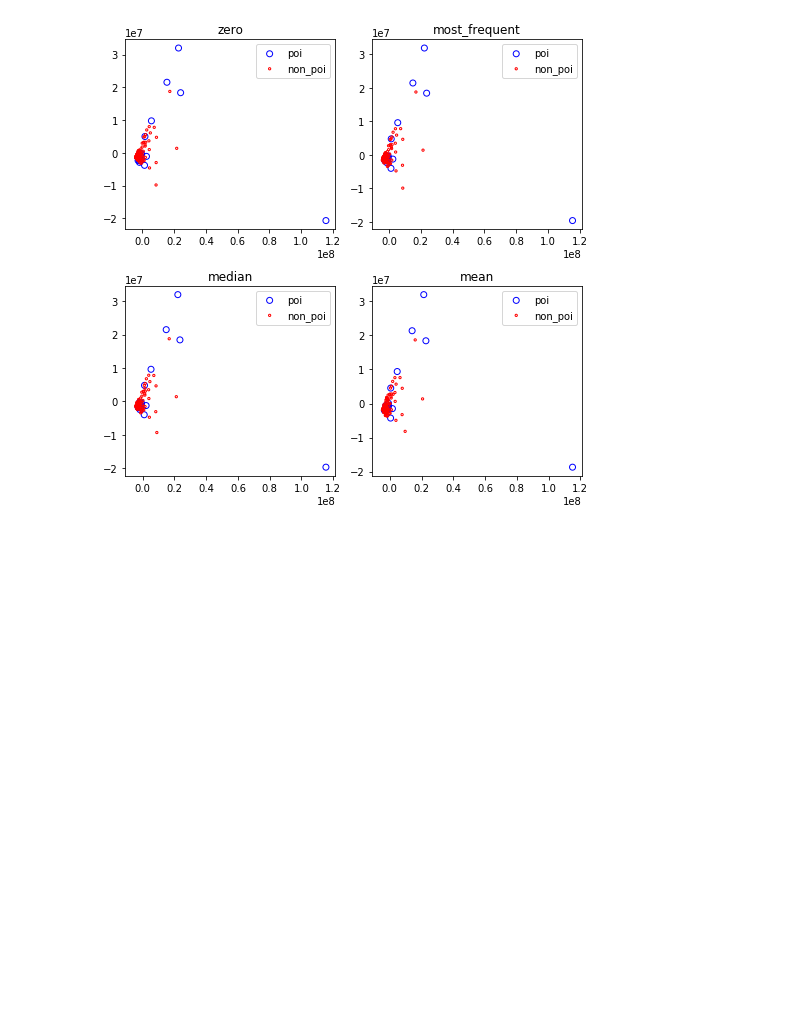
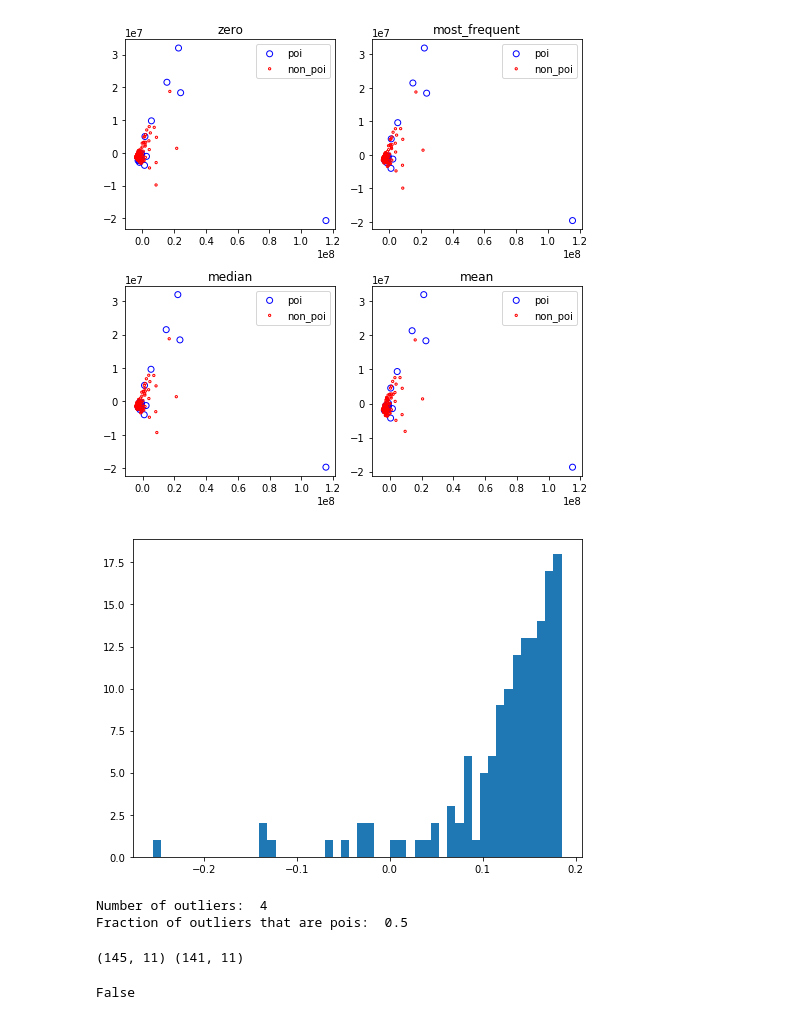
Before and after one commit to trnoriega/enron-data-classifier, a Jupyter notebook: outlier_removal.ipynb, the cells around one changed output. Cells and saved outputs as stored; diff of their text form; code cells hidden in the pictures; blank space fills up the shorter version.

Commit message:
Set-up IsolatedForest outlier detection

```diff
--- a/outlier_removal.ipynb
+++ b/outlier_removal.ipynb
@@ -70,3 +70,35 @@ for key in imputer_dict.keys():
 feature_label_plotter(tup_list, rows_columns=(2,2), figsize=(7,7))
 # %% [output]
 [figure]
+# %%
+from sklearn.ensemble import IsolationForest
+X = imputer_dict['mean'][0]
+labels = imputer_dict['mean'][1]
+clf = IsolationForest(contamination=0.02, random_state=42)
+clf.fit(X)
+scores = clf.decision_function(X)
+# %%
+fig = plt.figure(figsize=(7,5), tight_layout=True)
+ax = fig.gca()
+ax.hist(scores, bins=50)
+plt.show()
+# %% [output]
+[figure, added]
+# %%
+outlier_mask = scores < -0.1
+outlier_labels = labels[outlier_mask]
+print 'Number of outliers: ', len(outlier_labels)
+print 'Fraction of outliers that are pois: ', float(sum(outlier_labels))/len(outlier_labels)
+# %% [output]
+Number of outliers:  4
+Fraction of outliers that are pois:  0.5
+# %%
+non_outlier_mask = scores >= -0.1
+non_outliers = X[non_outlier_mask,:]
+print X.shape, non_outliers.shape
+# %% [output]
+(145, 11) (141, 11)
+# %%
+not True
+# %% [output]
+False
```
Also changed, not shown: parts of 1 cell of this notebook.
